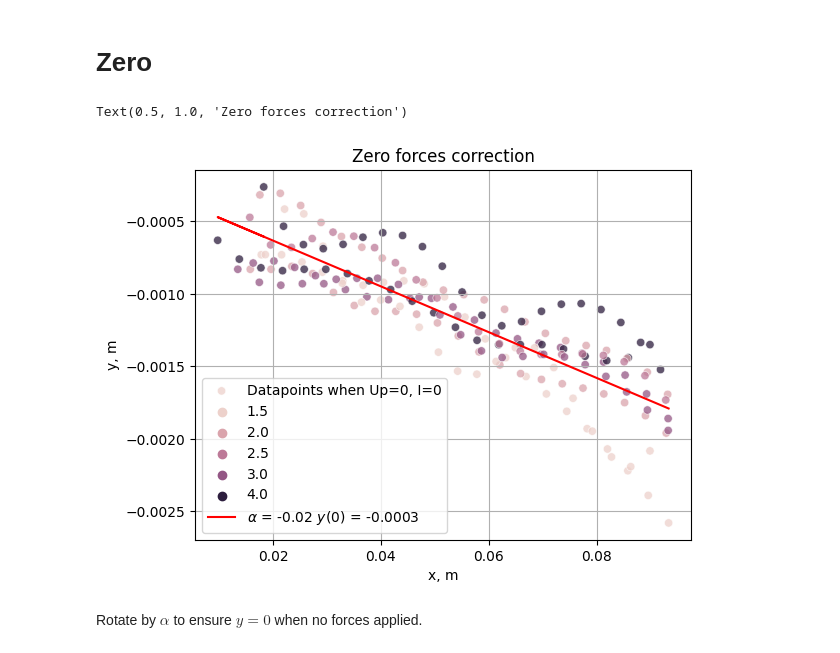
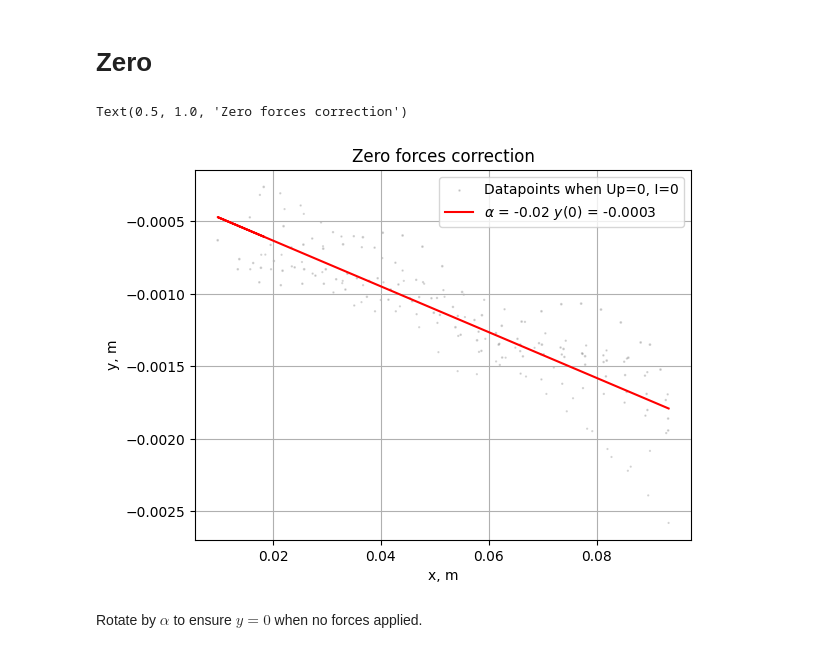
Before and after one commit to evgeny-kolonsky/Lab2_Electron, a Jupyter notebook: Lab2_Thomson2.ipynb, the cells around one changed output. Cells and saved outputs as stored; diff of their text form; code cells hidden in the pictures.

```diff
--- a/Lab2_Thomson2.ipynb
+++ b/Lab2_Thomson2.ipynb
@@ -20,3 +23,11 @@ import altair as alt
+# %%
+N = 320 # Helmholz ring coils
+R = 6.7e-2 # Helmholz ring raduis
+mu0 = scipy.constants.mu_0
+k2 = (4/5)**1.5
+
+url = r'https://raw.githubusercontent.com/evgeny-kolonsky/Lab2_Electron/main/CollectData/'
+github_url = 'https://github.com/evgeny-kolonsky/Lab2_Electron/blob/main/CollectData/'
 # %% [markdown]
 ## Define class and read data
 # %%
@@ -141,27 +141,24 @@ alt.Chart(df).mark_point().encode(
 # %% [markdown]
 # Zero
 # %%
-noforces = group==0
+noforces = (Up == 0) & (I == 0)
 x_ = x[noforces]
 y_ = y[noforces]
 Ua_ = Ua[noforces] *1e-3
-#plt.scatter(x_, y_, marker='.', color = 'gray',
-#            s=Ua_, cmap=Ua_, alpha=.3,
-#            label='Datapoints when Up=0, I=0')
-sns.scatterplot(x=x_, y=y_,
-            hue=Ua_, alpha=.75,
+plt.scatter(x_, y_, marker='.', color = 'gray',
+            s=Ua_, cmap=Ua_, alpha=.3,
             label='Datapoints when Up=0, I=0')
 
 fit = linregress(x_, y_)
 alpha = fit.slope
 plt.plot(x_, fit.intercept + fit.slope*x_, color='red', label=fr'$\alpha$ = {alpha:.2f} $y(0)$ = {fit.intercept:.4f} ')
 plt.grid()
 plt.xlabel('x, m')
 plt.ylabel('y, m')
 plt.legend()
 plt.title('Zero forces correction')
 # %% [output]
 Text(0.5, 1.0, 'Zero forces correction')
-[figure, old version]
+[figure, new version]
 # %% [markdown]
 Rotate by $\alpha$ to ensure $y=0$ when no forces applied.
```
Also changed, not shown: parts of 26 cells of this notebook.
